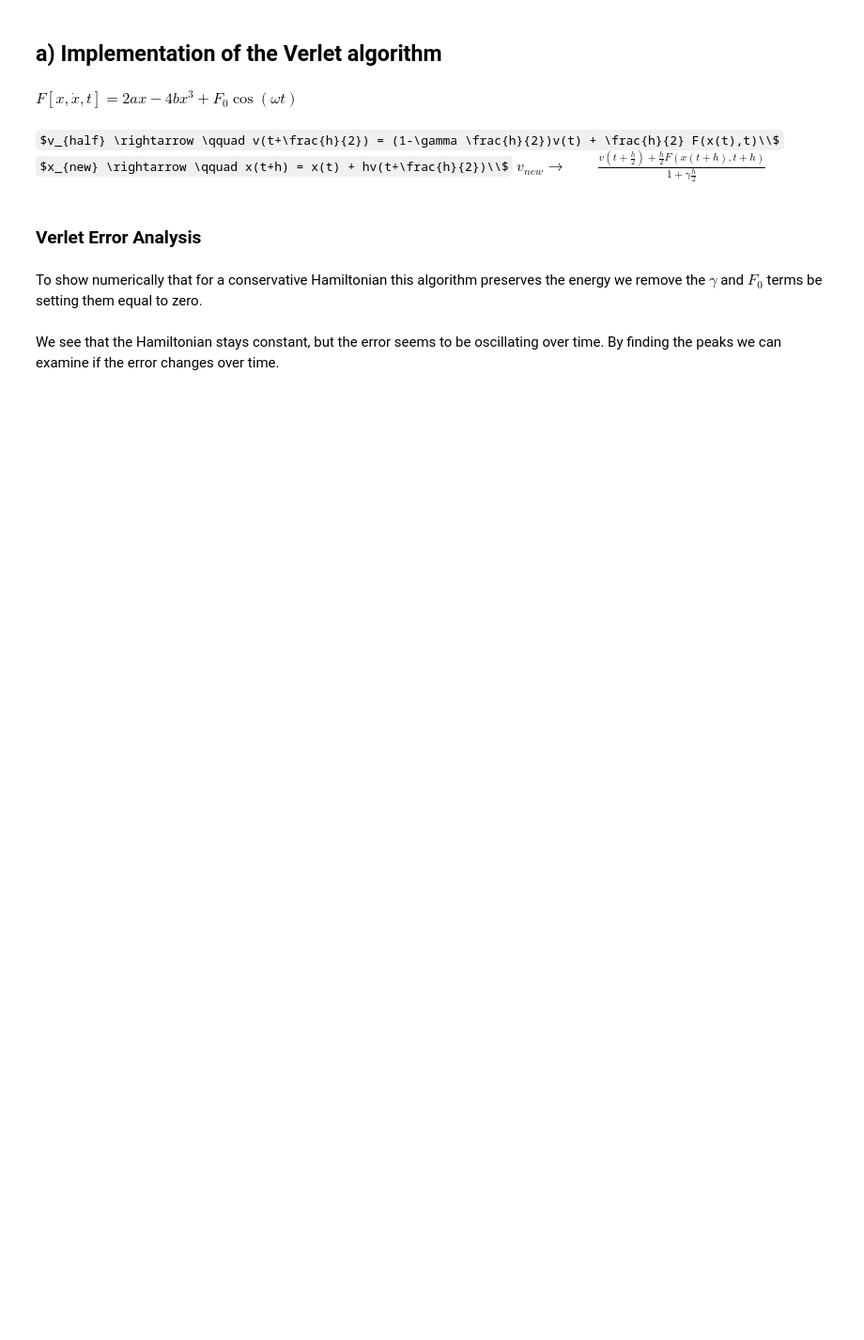
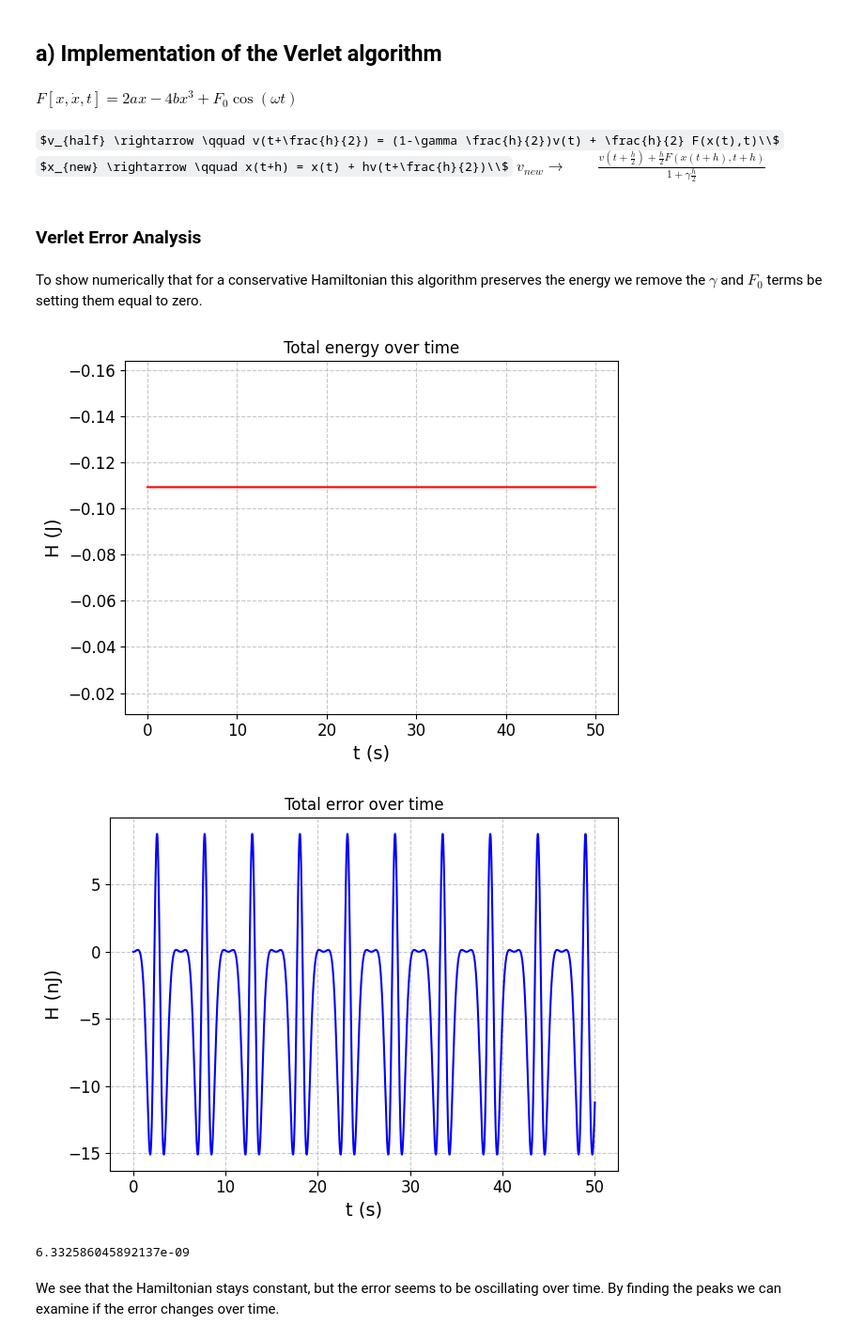
Before and after one commit to Danielle-06/Duffing-oscillator, a Jupyter notebook: Main analysis.ipynb, the cells around one changed output. Shown at 94% size. Drawn from its saved outputs; the diff is of its cells as text; code cells hidden in the pictures; some formulas as TeX source; blank space fills up the shorter version.

```diff
--- a/Main analysis.ipynb
+++ b/Main analysis.ipynb
@@ -24,7 +24,7 @@ $v_{half} \rightarrow \qquad v(t+\frac{h}{2}) = (1-\gamma \frac{h}{2})v(t) + \fr
 $x_{new} \rightarrow \qquad x(t+h) = x(t) + hv(t+\frac{h}{2})\\$
 $v_{new} \rightarrow \qquad \frac{v(t+\frac{h}{2})+\frac{h}{2}F(x(t+h), t+h)}{1+\gamma \frac{h}{2}}$
 # %%
-def Verlet(x,v,t):
+def Verlet(x,v,t,h):
     v_half = (1-gamma*h/2)*v+h/2*F(x,t)
     x_new = x + h * v_half
     F_new = F(x_new,t+h)
@@ -58,7 +59,7 @@ x[0],v[0] = x0,v0
 
 # Using Verlet algorithm
 for i in range(1,N):
-    x[i],v[i] = Verlet(x[i-1],v[i-1],t[i-1])
+    x[i],v[i] = Verlet(x[i-1],v[i-1],t[i-1],h)
 
 
 # Calculating The total energy
@@ -66,33 +67,44 @@ T = 0.5*v**2        # Kinetic energy (J)
 V = -a*x**2+b*x**4  # Potential energy (J) from integrating -F(x,t)
 H = T+V             # Hamiltonian
 
 # Examining numerical error over time: If H is conserved it should remain te same as in the beginning
 H0 = H[0]
 error = H-H0
 
 
 # Plotting H
 plt.ylabel("H (J)", fontsize=14)
 plt.xlabel("t (s)", fontsize=14)
 plt.plot(t,H, 'r-')
 plt.grid(True, linestyle='--', alpha=0.7)
 plt.xticks(fontsize=12)
 plt.yticks(fontsize=12)
 plt.title("Total energy over time")
 plt.ylim(H0*0.1,H0*1.5)
 plt.tight_layout()
 plt.show()
 
 # Plotting code
+# a = np.arange(0,50,2*np.pi/w)
 plt.ylabel("H (nJ)", fontsize=14)
 plt.xlabel("t (s)", fontsize=14)
 plt.plot(t,error*1e9, 'b-')
+# plt.plot(t,(V-V[0])*80)
+# plt.plot(t,(K-K[0])*80)
+# plt.plot(a,np.zeros(len(a)),"c.",ms = 10)
 plt.grid(True, linestyle='--', alpha=0.7)
 plt.xticks(fontsize=12)
 plt.yticks(fontsize=12)
 plt.title("Total error over time")
+plt.savefig("Total error over time.png")
 plt.tight_layout()
 plt.show()
+
+print(np.std(error))
+# %% [output]
+[figure, added]
+[figure, added]
+6.332586045892137e-09
 # %% [markdown]
 We see that the Hamiltonian stays constant, but the error seems to be oscillating over time. By finding the peaks we can examine if the error changes over time.
 # %%
```
Also changed, not shown: parts of 5 cells of this notebook, 5 other files.
